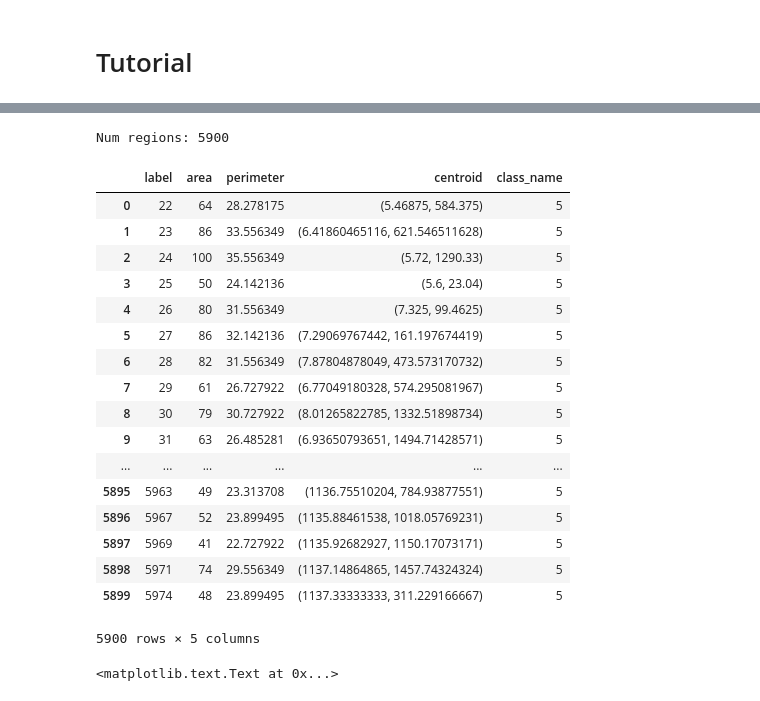
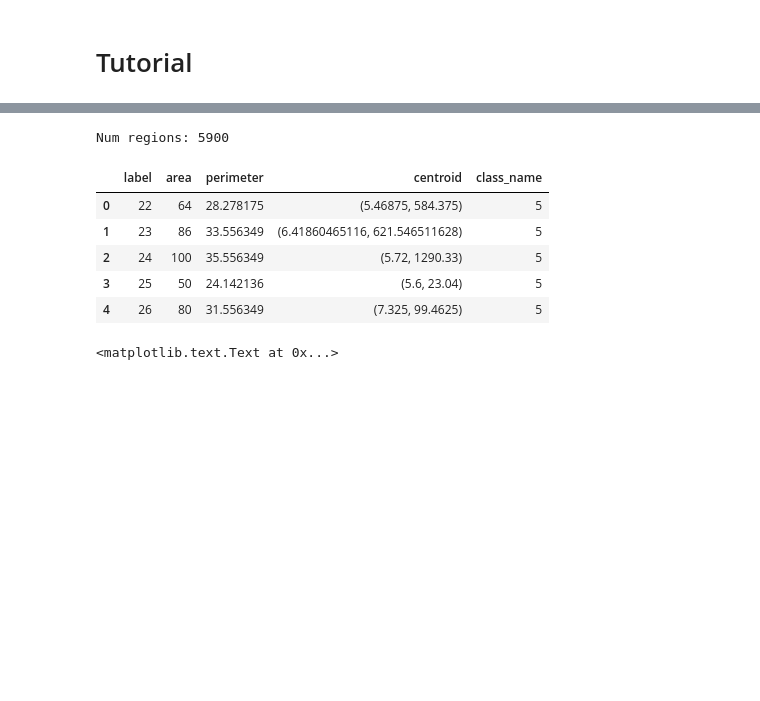
Before and after one commit to rempic/Image-Features-Extraction, a Jupyter notebook: tutorial/remi_image_features_extraction.ipynb, the cells around one changed output, grey strips where cells are left out. Saved outputs shown, nothing was run; the diff lists cells and outputs as text; code cells hidden in the pictures; blank space fills up the shorter version.

```diff
--- a/tutorial/remi_image_features_extraction.ipynb
+++ b/tutorial/remi_image_features_extraction.ipynb
@@ -30,3 +30,12 @@ print(locale.__file__)
 # DOCUMENTATION : Sphinx
 # %% [markdown]
 # Tutorial
+# %%
+import image_features_extraction.Images as fe
+
+
+collection_images = fe.Images('../images')
+
+
+for img in collection_images:
+    print(img.file_name())
@@ -63,33 +63,19 @@ plt.plot(areas)
 # %%
-
-
 print('Num regions: {}'.format(collection_regions.count()))
 
 
 df = collection_regions.get_features(['label', 'area','perimeter', 'centroid'], class_value=5)
 
 
-df
+df.head()
 # %% [output]
 Num regions: 5900
 |  | label | area | perimeter | centroid | class_name |
 | 0 | 22 | 64 | 28.278175 | (5.46875, 584.375) | 5 |
 | 1 | 23 | 86 | 33.556349 | (6.41860465116, 621.546511628) | 5 |
 | 2 | 24 | 100 | 35.556349 | (5.72, 1290.33) | 5 |
 | 3 | 25 | 50 | 24.142136 | (5.6, 23.04) | 5 |
 | 4 | 26 | 80 | 31.556349 | (7.325, 99.4625) | 5 |
-| 5 | 27 | 86 | 32.142136 | (7.29069767442, 161.197674419) | 5 |
-| 6 | 28 | 82 | 31.556349 | (7.87804878049, 473.573170732) | 5 |
-| 7 | 29 | 61 | 26.727922 | (6.77049180328, 574.295081967) | 5 |
-| 8 | 30 | 79 | 30.727922 | (8.01265822785, 1332.51898734) | 5 |
-| 9 | 31 | 63 | 26.485281 | (6.93650793651, 1494.71428571) | 5 |
-| ... | ... | ... | ... | ... | ... |
-| 5895 | 5963 | 49 | 23.313708 | (1136.75510204, 784.93877551) | 5 |
-| 5896 | 5967 | 52 | 23.899495 | (1135.88461538, 1018.05769231) | 5 |
-| 5897 | 5969 | 41 | 22.727922 | (1135.92682927, 1150.17073171) | 5 |
-| 5898 | 5971 | 74 | 29.556349 | (1137.14864865, 1457.74324324) | 5 |
-| 5899 | 5974 | 48 | 23.899495 | (1137.33333333, 311.229166667) | 5 |
-5900 rows × 5 columns
 # %%
 
 plt.plot(df.area, df.perimeter, '.b')
```
Also changed, not shown: parts of 4 cells of this notebook, 56 other files.
